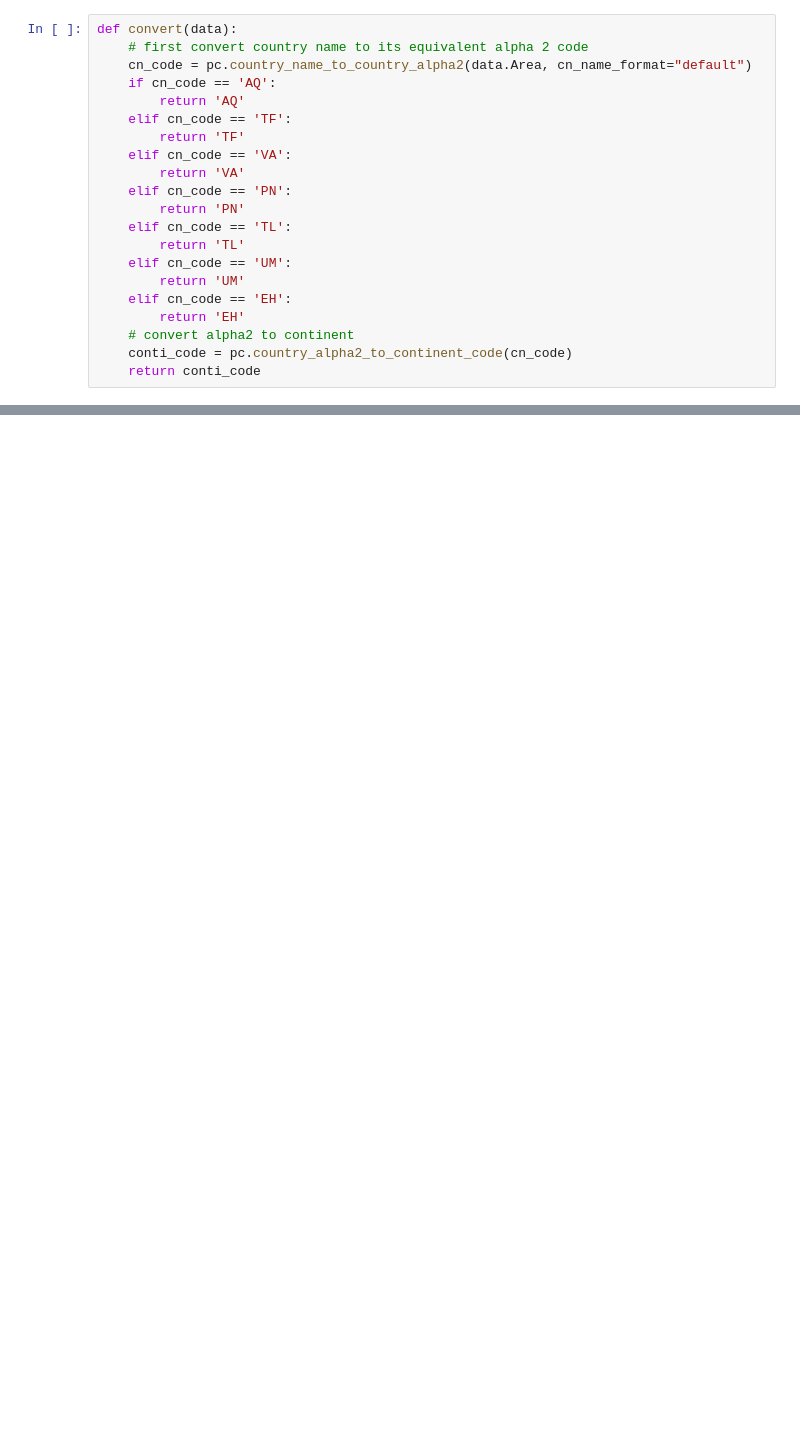
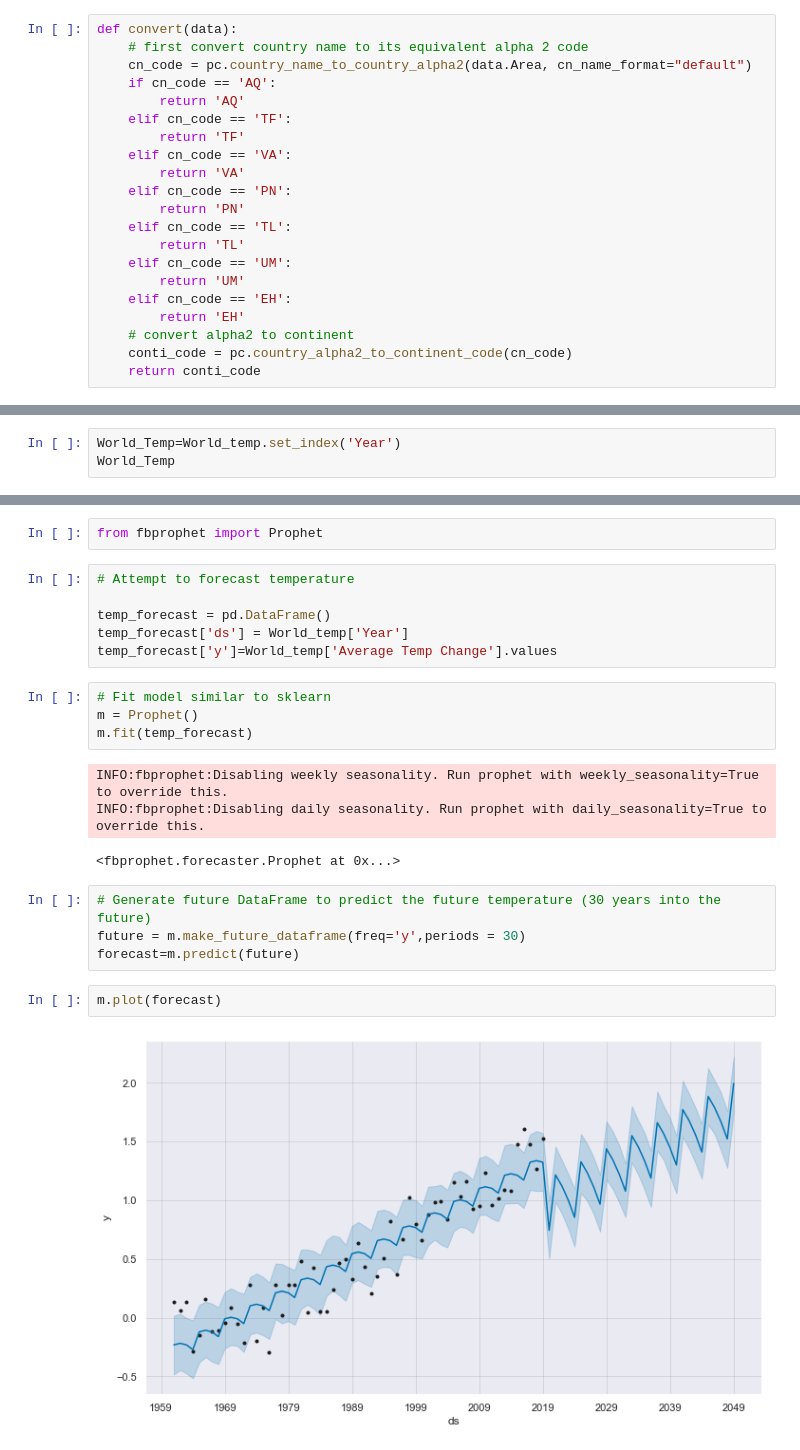
Before and after one commit to baomdoan/Geographic-World-Temperature-Change, a Jupyter notebook: Geological Temperature Change.ipynb, the cells around one changed output, grey strips where cells are left out. Saved outputs shown, nothing was run; the diff lists cells and outputs as text; blank space fills up the shorter version.

```diff
--- a/Geological Temperature Change.ipynb
+++ b/Geological Temperature Change.ipynb
@@ -641,0 +541,3 @@ df_test.loc['Antarctica']
+# %%
+World_Temp=World_temp.set_index('Year')
+World_Temp
@@ -641,0 +650,24 @@ df_test.loc['Antarctica']
+# %%
+from fbprophet import Prophet
+# %%
+# Attempt to forecast temperature
+
+temp_forecast = pd.DataFrame()
+temp_forecast['ds'] = World_temp['Year']
+temp_forecast['y']=World_temp['Average Temp Change'].values
+# %%
+# Fit model similar to sklearn
+m = Prophet()
+m.fit(temp_forecast)
+# %% [output]
+INFO:fbprophet:Disabling weekly seasonality. Run prophet with weekly_seasonality=True to override this.
+INFO:fbprophet:Disabling daily seasonality. Run prophet with daily_seasonality=True to override this.
+<fbprophet.forecaster.Prophet at 0x...>
+# %%
+# Generate future DataFrame to predict the future temperature (30 years into the future)
+future = m.make_future_dataframe(freq='y',periods = 30)
+forecast=m.predict(future)
+# %%
+m.plot(forecast)
+# %% [output]
+[figure, added]
```
Also changed, not shown: parts of 45 cells of this notebook.
